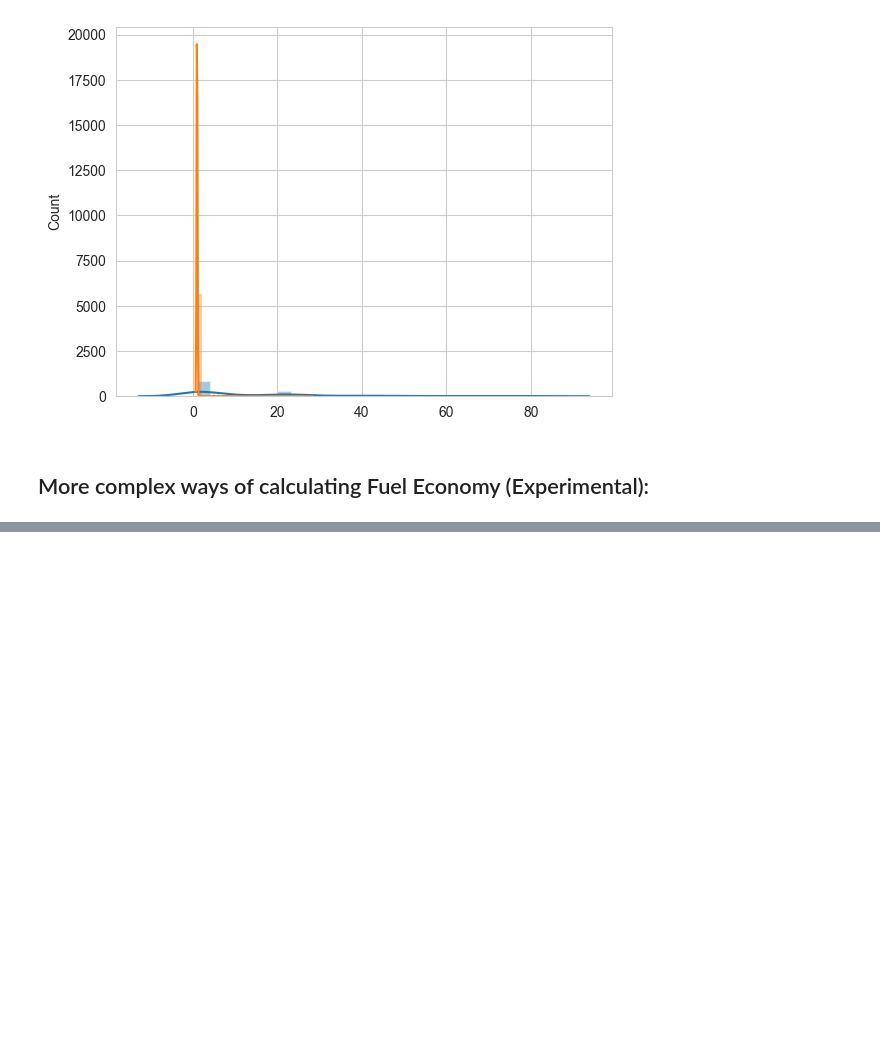
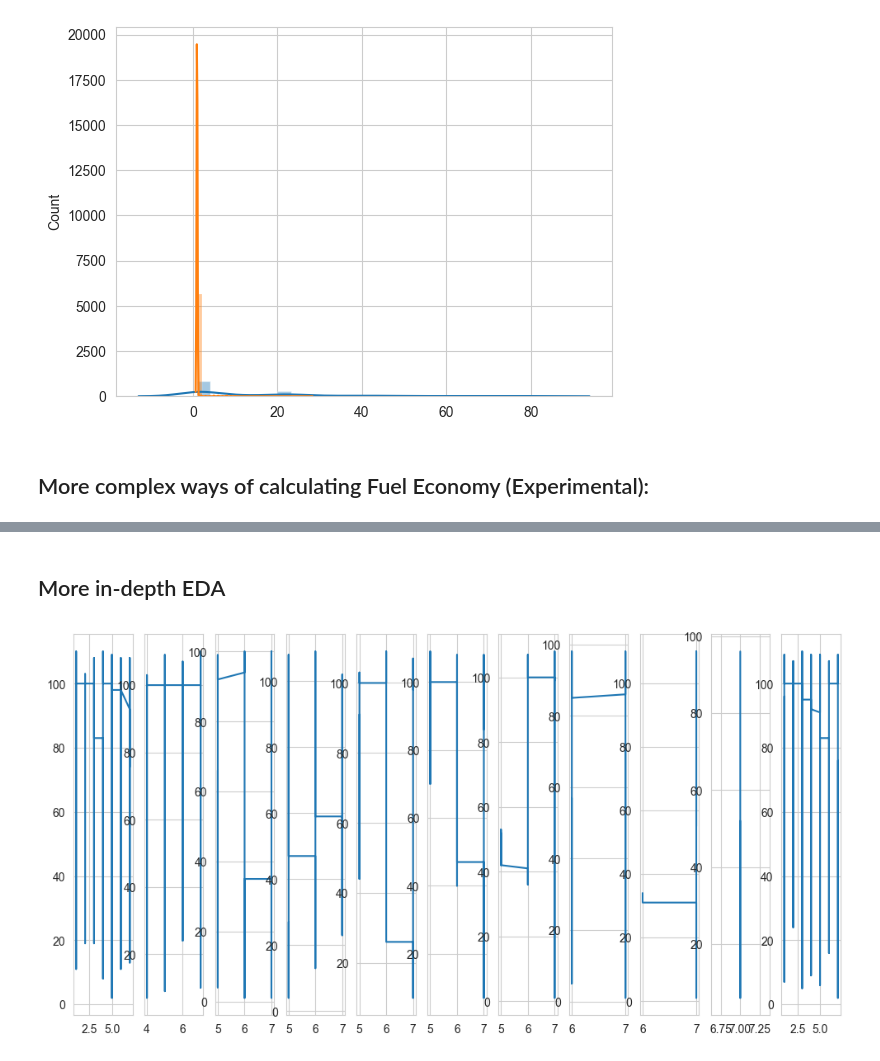
Before and after one commit to Yug-Oswal/Motorq-VIT-2024-DS-Assignment-Yug-D-Oswal, a Jupyter notebook: Motorq-ProblemStatement.ipynb, the cells around one changed output, grey strips where cells are left out. Saved outputs shown, nothing was run; the diff lists cells and outputs as text; code cells hidden in the pictures; blank space fills up the shorter version.

Commit message:
update: optimised fuel eco, in-depth EDA

```diff
--- a/Motorq-ProblemStatement.ipynb
+++ b/Motorq-ProblemStatement.ipynb
@@ -681,5 +685,6 @@ plt.show()
 # %% [markdown]
 ## More complex ways of calculating Fuel Economy (Experimental):
 # %%
-v10['timestamp']
+v1 = final_tm.loc[~np.isnan(final_tm['fuel_level']) & (final_tm['vehicle_id'] == 'vehicle_1'), :]
+v1['timestamp']
 # %% [output]
@@ -697,0 +707,4 @@ Name: timestamp, Length: 506, dtype: datetime64[ns, UTC]
+# %%
+v1_odo = final_tm.loc[~np.isnan(final_tm['odometer']) & (final_tm['vehicle_id'] == 'vehicle_1') & (final_tm['timestamp'] >= pd.to_datetime(v1['timestamp'].values[0], utc=True)), :]
+start = np.min(v1_odo['odometer'])
+end = np.max(v1_odo['odometer'])
@@ -697,0 +922,31 @@ Name: timestamp, Length: 506, dtype: datetime64[ns, UTC]
+# %%
+maes = []
+for i in range(1, 12):
+    v_id = 'vehicle_' + str(i)
+    # The following vehicles might experience fuel consumption even while rest, as a lower gallon amount is seen with the following
+    if (i == 11 or i == 9 or i == 4 or i == 1):
+        fuel = final_tm.loc[~np.isnan(final_tm['fuel_level']) & (final_tm['vehicle_id'] == v_id) & ~np.isnan(final_tm['odometer']), :]
+        dist = final_tm.loc[~np.isnan(final_tm['odometer']) & (final_tm['vehicle_id'] == v_id) & ~np.isnan(final_tm['odometer']), :]
+    else:
+        fuel = final_tm.loc[~np.isnan(final_tm['fuel_level']) & (final_tm['vehicle_id'] == v_id), :]
+        dist = final_tm.loc[~np.isnan(final_tm['odometer']) & (final_tm['vehicle_id'] == v_id), :]
+    print(f"Vehicle {i}: ")
+    fuel_per_refilled, fuel_per_consumed = cal_fuel_con(fuel)
+    v1_odo = final_tm.loc[~np.isnan(final_tm['odometer']) & (final_tm['vehicle_id'] == v_id) & (final_tm['timestamp'] >= pd.to_datetime(fuel['timestamp'].values[0], utc=True)) & (final_tm['timestamp'] <= pd.to_datetime(fuel['timestamp'].values[-1], utc=True)), :]
+    start = np.min(v1_odo['odometer'])
+    end = np.max(v1_odo['odometer'])
+    fuel_consumed = (vdata.loc[vdata['id'] == v_id, 'tank_capacity'].values[0] * fuel_per_consumed) / 100
+    fuel_refilled = (vdata.loc[vdata['id'] == v_id, 'tank_capacity'].values[0] * fuel_per_refilled) / 100
+    cal_mpg = (end - start) / fuel_consumed
+    true_mpg = vdata.loc[vdata['id'] == v_id, 'rated_mpg'].values[0]
+    mae = abs(true_mpg - cal_mpg)
+    maes.append(mae)
+    print(f"Start: {start}")
+    print(f"End: {end}")
+    print(f"Fuel consumed: {fuel_consumed} gallons")
+    print(f"Fuel refilled: {fuel_refilled} gallons")
+    print(f"Distance covered: {end - start} miles")
+    print(f"Calculated Fuel economy metric: {cal_mpg} Miles/Gallons")
+    print(f"Given Fuel economy metric: {true_mpg} Miles/Gallons")
+    print(f"Mean Absolute Error metric for Calculated Fuel Economy: {mae}\n")
+print(f"Final metric: {np.median(maes)}")
@@ -697,0 +971,11 @@ Name: timestamp, Length: 506, dtype: datetime64[ns, UTC]
+# %% [markdown]
+## More in-depth EDA
+# %%
+fig, axs = plt.subplots(1, 11, figsize=(12, 6))
+for i in range(11):
+    v_id = 'vehicle_' + str(i + 1)
+    df = final_tm.loc[~np.isnan(final_tm['fuel_level']) & (final_tm['vehicle_id'] == v_id), :]
+    axs[i].plot(df['timestamp'].dt.month, df['fuel_level'])
+plt.show()
+# %% [output]
+[figure, added]
```
Also changed, not shown: parts of 18 cells of this notebook.
